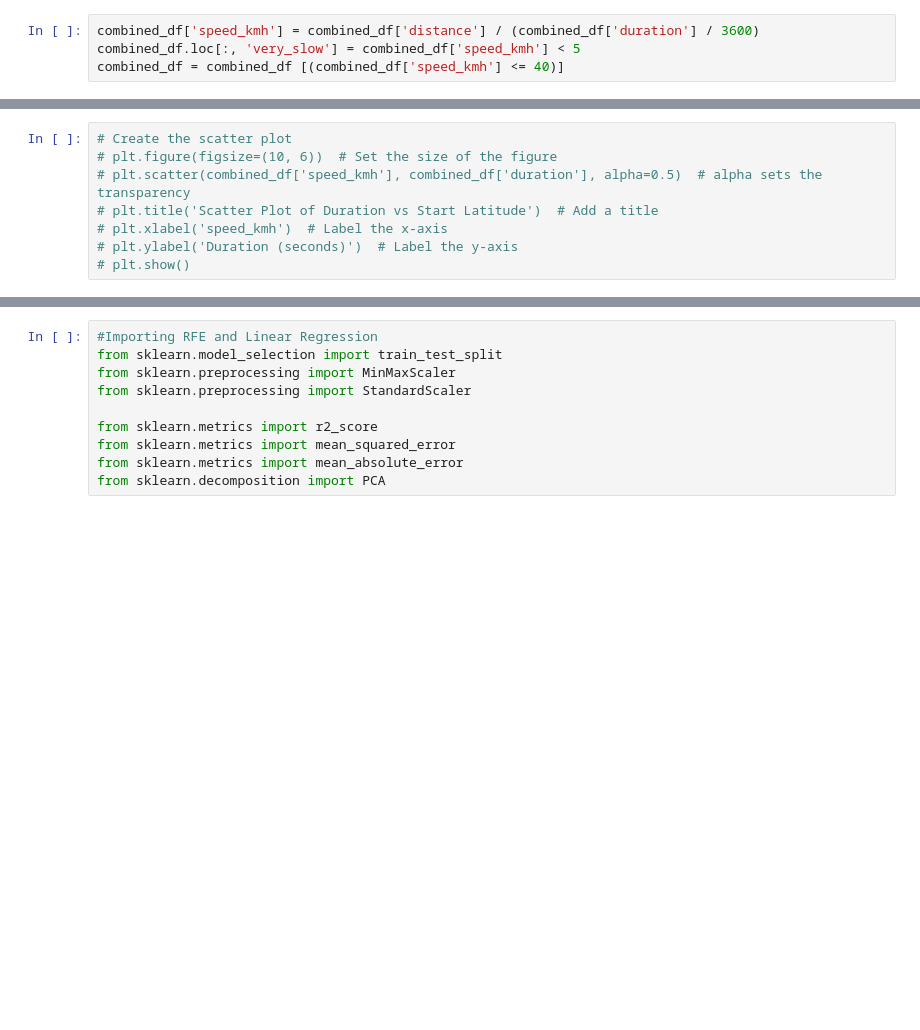
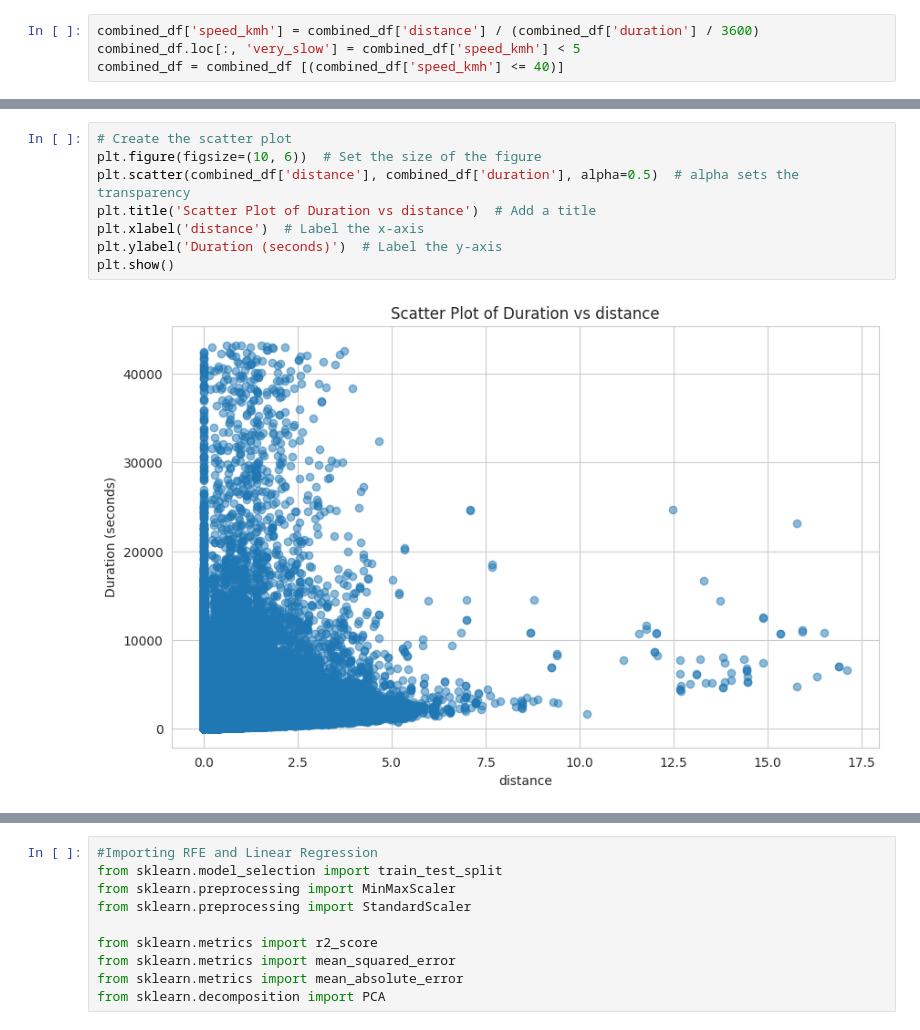
Before and after one commit to xxl5455/DS340, a Jupyter notebook: DS340W.ipynb, the cells around one changed output, grey strips where cells are left out. Cells and saved outputs as stored; diff of their text form; blank space fills up the shorter version.

```diff
--- a/DS340W.ipynb
+++ b/DS340W.ipynb
@@ -288,11 +316,13 @@ combined_df = combined_df [(combined_df['speed_kmh'] <= 40)]
 # %%
 # Create the scatter plot
-# plt.figure(figsize=(10, 6))  # Set the size of the figure
-# plt.scatter(combined_df['speed_kmh'], combined_df['duration'], alpha=0.5)  # alpha sets the transparency
-# plt.title('Scatter Plot of Duration vs Start Latitude')  # Add a title
-# plt.xlabel('speed_kmh')  # Label the x-axis
-# plt.ylabel('Duration (seconds)')  # Label the y-axis
-# plt.show()
+plt.figure(figsize=(10, 6))  # Set the size of the figure
+plt.scatter(combined_df['distance'], combined_df['duration'], alpha=0.5)  # alpha sets the transparency
+plt.title('Scatter Plot of Duration vs distance')  # Add a title
+plt.xlabel('distance')  # Label the x-axis
+plt.ylabel('Duration (seconds)')  # Label the y-axis
+plt.show()
+# %% [output]
+[figure, added]
 # %%
 plot_df = combined_df.copy()
 
```
Also changed, not shown: parts of 37 cells of this notebook.
